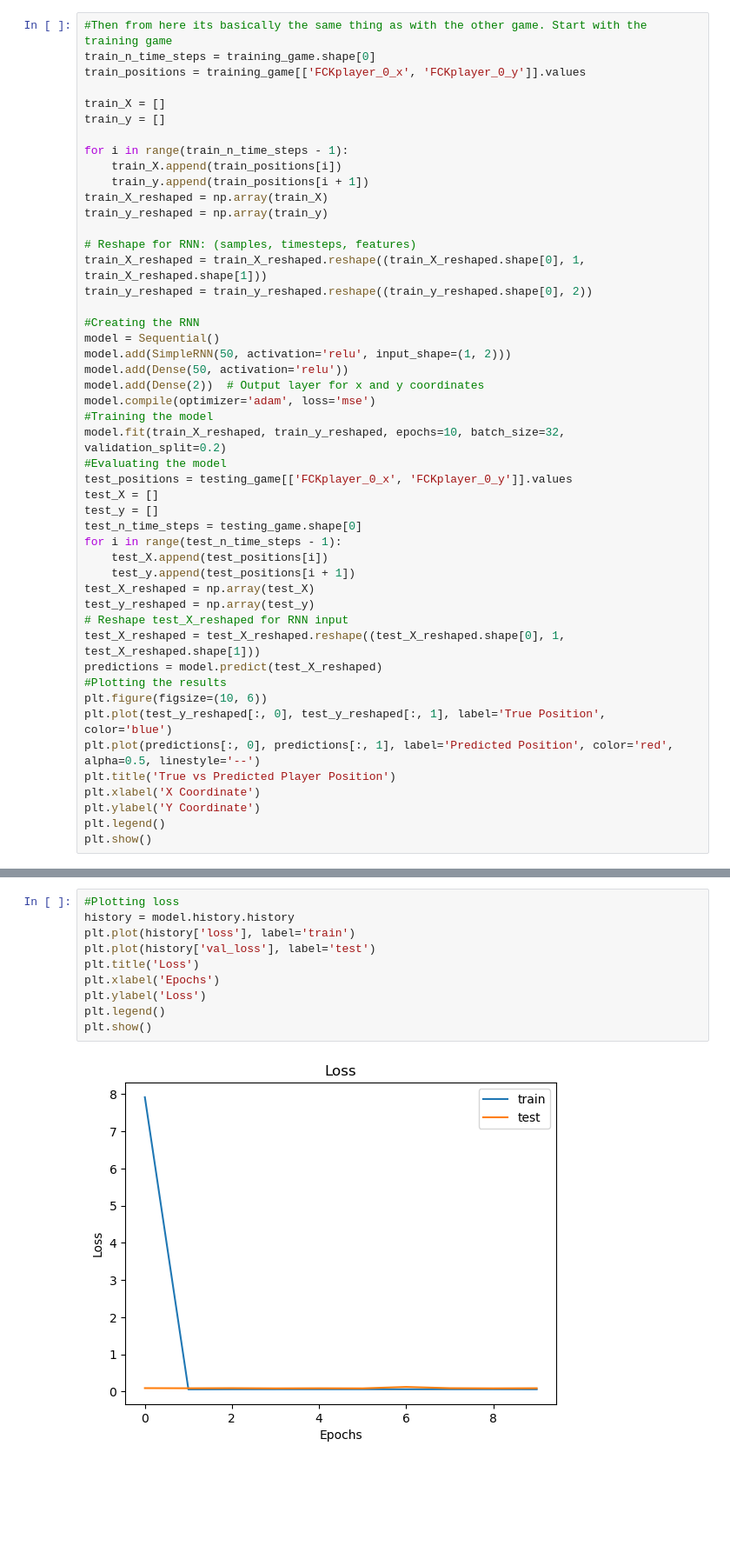
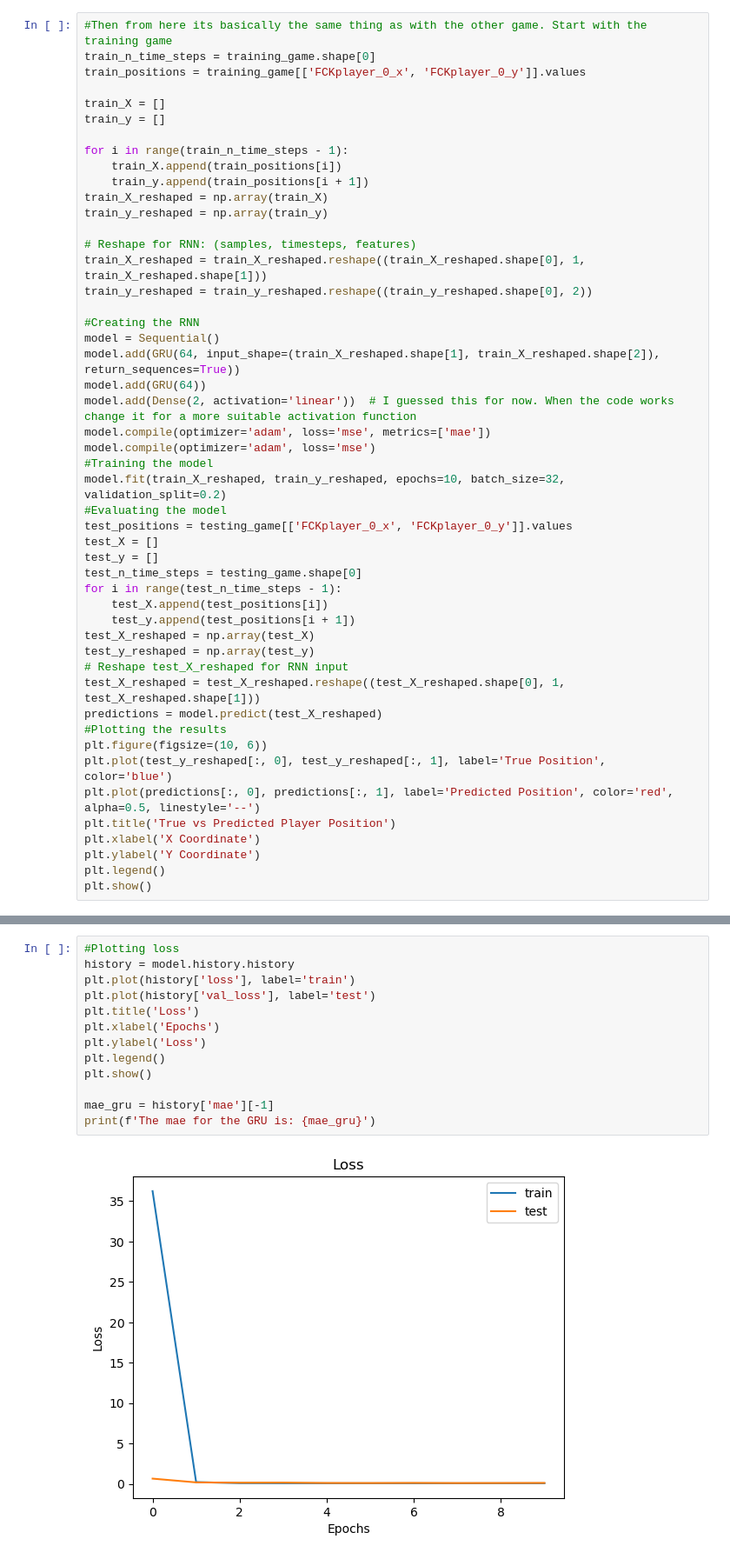
Before and after one commit to adiguzeldeniz/ekip_makine, a Jupyter notebook: Position NN 2 games.ipynb, the cells around one changed output, grey strips where cells are left out. Shown at 87% size. Saved outputs shown, nothing was run; the diff lists cells and outputs as text; blank space fills up the shorter version.

```diff
--- a/Position NN 2 games.ipynb
+++ b/Position NN 2 games.ipynb
@@ -74,9 +55,10 @@ train_y_reshaped = train_y_reshaped.reshape((train_y_reshaped.shape[0], 2))
 
 #Creating the RNN
 model = Sequential()
-model.add(SimpleRNN(50, activation='relu', input_shape=(1, 2)))
-model.add(Dense(50, activation='relu'))
-model.add(Dense(2))  # Output layer for x and y coordinates
+model.add(GRU(64, input_shape=(train_X_reshaped.shape[1], train_X_reshaped.shape[2]), return_sequences=True))
+model.add(GRU(64))
+model.add(Dense(2, activation='linear'))  # I guessed this for now. When the code works change it for a more suitable activation function
+model.compile(optimizer='adam', loss='mse', metrics=['mae'])
 model.compile(optimizer='adam', loss='mse')
 #Training the model
 model.fit(train_X_reshaped, train_y_reshaped, epochs=10, batch_size=32, validation_split=0.2)
@@ -128,12 +106,15 @@ Epoch 10/10
 # %%
 #Plotting loss
 history = model.history.history
 plt.plot(history['loss'], label='train')
 plt.plot(history['val_loss'], label='test')
 plt.title('Loss')
 plt.xlabel('Epochs')
 plt.ylabel('Loss')
 plt.legend()
 plt.show()
+
+mae_gru = history['mae'][-1]
+print(f'The mae for the GRU is: {mae_gru}')
 # %% [output]
-[figure, old version]
+[figure, new version]
```
Also changed, not shown: parts of 3 cells of this notebook, 1 other file.
